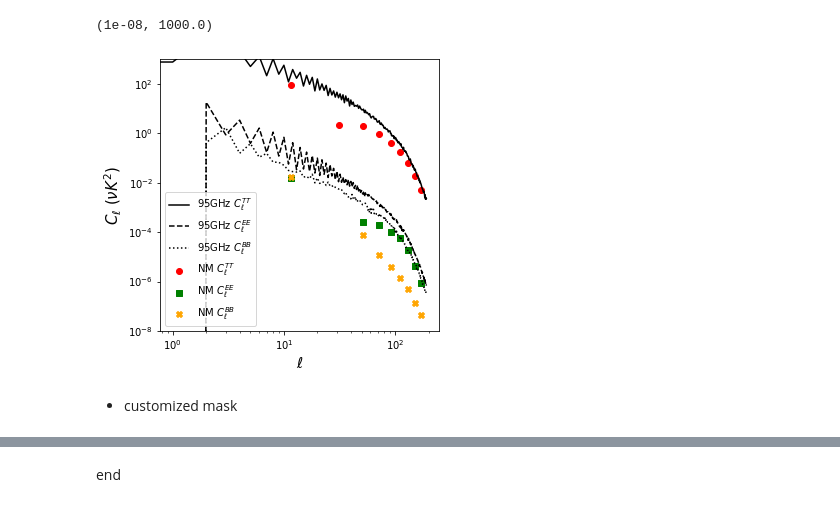
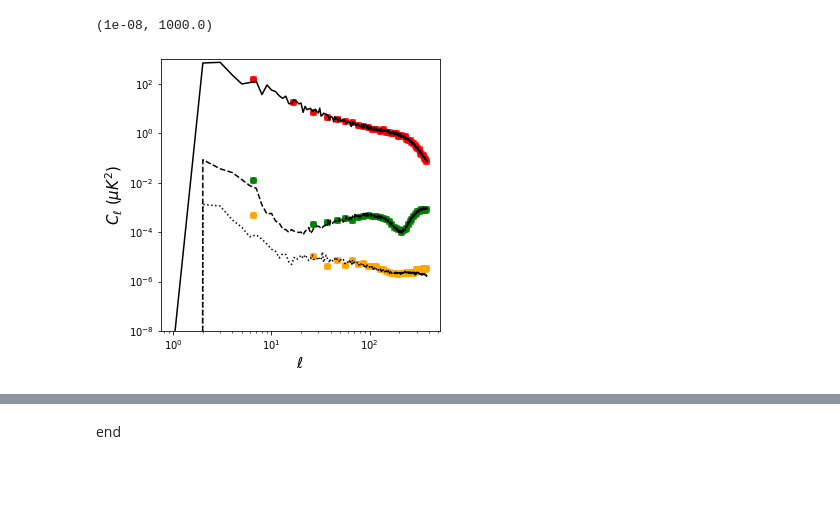
Before and after one commit to yaojian95/ABSpy, a Jupyter notebook: tutorials/tutorial02.ipynb, the cells around one changed output, grey strips where cells are left out. Saved outputs shown, nothing was run; the diff lists cells and outputs as text; code cells hidden in the pictures; blank space fills up the shorter version.

```diff
--- a/tutorials/tutorial02.ipynb
+++ b/tutorials/tutorial02.ipynb
@@ -13,7 +15,8 @@ warnings.filterwarnings('ignore')
 # %%
-map95 = hp.read_map('./data/TQU_95GHz_r6.fits',field=[0,1,2],dtype=np.float64,verbose=0)
-map150 = hp.read_map('./data/TQU_150GHz_r6.fits',field=[0,1,2],dtype=np.float64,verbose=0)
-map353 = hp.read_map('./data/TQU_353GHz_r6.fits',field=[0,1,2],dtype=np.float64,verbose=0)
-mapcmb = hp.read_map('./data/TQU_CMB_r6.fits',field=[0,1,2],dtype=np.float64,verbose=0)
+map30 = hp.read_map('./data/TQU_30GHz_r7.fits',field=[0,1,2],dtype=np.float64,verbose=0)
+map95 = hp.read_map('./data/TQU_95GHz_r7.fits',field=[0,1,2],dtype=np.float64,verbose=0)
+map150 = hp.read_map('./data/TQU_150GHz_r7.fits',field=[0,1,2],dtype=np.float64,verbose=0)
+map353 = hp.read_map('./data/TQU_353GHz_r7.fits',field=[0,1,2],dtype=np.float64,verbose=0)
+mapcmb = hp.read_map('./data/TQU_CMB_r7.fits',field=[0,1,2],dtype=np.float64,verbose=0)
 print (map95.shape, map95.dtype)
 # %% [output]
@@ -21,8 +24,8 @@ print (map95.shape, map95.dtype)
 # %%
-mask = hp.read_map('./data/Ali_mask_r6.fits',dtype=np.float64,verbose=False)
+mask = hp.read_map('./data/ali_mask_r7.fits',dtype=bool,verbose=False)
 
 fig = matplotlib.pyplot.figure(figsize=(5,5))
 gs = matplotlib.gridspec.GridSpec(5, 5)
 fig.add_subplot(gs[0:5, 0:5])
-hp.mollview(mask,title='mask map',hold=True)
+hp.mollview(mask,title='AliCPT mask map',hold=True)
 # %% [output]
@@ -63,31 +87,50 @@ ax.set_ylim((1.e-8,1.e3))
 # %%
-f95auto = est.auto_teb(list(map95), mask, aposcale=1.0, binning=20)
+cross_cmb = est.cross_teb(np.vstack([mapcmb,mapcmb]), mask, aposcale=1.0, binning=10)
+atuo_t_cmb = est.auto_t(mapcmb[0].reshape(1,-1), mask, aposcale=1.0, binning=10)
+cross_t_cmb = est.cross_t(np.vstack([mapcmb[0].reshape(1,-1),mapcmb[0].reshape(1,-1)]),
+                          mask, aposcale=1.0, binning=10)
+atuo_eb_cmb = est.auto_eb(mapcmb[1:].reshape(2,-1), mask, aposcale=1.0, binning=10)
+cross_eb_cmb = est.cross_eb(np.vstack([mapcmb[1:].reshape(2,-1),mapcmb[1:].reshape(2,-1)]),
+                            mask, aposcale=1.0, binning=10)
 
 fig,ax = matplotlib.pyplot.subplots(figsize=(5,5))
-ax.scatter(cmbauto[0],f95auto[1],
-           color='red',marker='o',label=r'NM $C^{TT}_\ell$')
-ax.scatter(cmbauto[0],f95auto[2],
-           color='green',marker='s',label=r'NM $C^{EE}_\ell$')
-ax.scatter(cmbauto[0],f95auto[3],
-           color='orange',marker='X',label=r'NM $C^{BB}_\ell$')
 
-f95_cl = hp.anafast(map95)
-ell = np.arange(f95_cl.shape[1])
-ax.plot(f95_cl[0],
-        color='black',linestyle='-',label=r'95GHz $C^{TT}_\ell$')
-ax.plot(f95_cl[1],
-        color='black',linestyle='--',label=r'95GHz $C^{EE}_\ell$')
-ax.plot(f95_cl[2],
-        color='black',linestyle=':',label=r'95GHz $C^{BB}_\ell$')
+ax.scatter(cross_cmb[0],cross_cmb[1],
+           color='red',marker='o')
+ax.scatter(cross_cmb[0],cross_cmb[2],
+           color='green',marker='o')
+ax.scatter(cross_cmb[0],cross_cmb[3],
+           color='orange',marker='o')
+
+ax.scatter(atuo_t_cmb[0],atuo_t_cmb[1],
+           color='red',marker='x')
+ax.scatter(cross_t_cmb[0],cross_t_cmb[1],
+           color='red',marker='.')
+
+ax.scatter(atuo_eb_cmb[0],atuo_eb_cmb[1],
+           color='green',marker='x')
+ax.scatter(atuo_eb_cmb[0],atuo_eb_cmb[2],
+           color='orange',marker='x')
+ax.scatter(cross_eb_cmb[0],cross_eb_cmb[1],
+           color='green',marker='.')
+ax.scatter(cross_eb_cmb[0],cross_eb_cmb[2],
+           color='orange',marker='.')
+
+cmb_cl = hp.anafast(mapcmb)
+ell = np.arange(cmb_cl.shape[1])
+ax.plot(cmb_cl[0],
+        color='black',linestyle='-')
+ax.plot(cmb_cl[1],
+        color='black',linestyle='--')
+ax.plot(cmb_cl[2],
+        color='black',linestyle=':')
 
 ax.set_yscale('log')
 ax.set_xscale('log')
-ax.legend(loc=3)
+#ax.legend(loc=3)
 ax.set_xlabel(r'$\ell$',fontsize=15)
-ax.set_ylabel(r'$C_\ell$ ($\nu K^2$)',fontsize=15)
+ax.set_ylabel(r'$C_\ell$ ($\mu K^2$)',fontsize=15)
 ax.set_ylim((1.e-8,1.e3))
 # %% [output]
 (1e-08, 1000.0)
-[figure, old version]
+[figure, new version]
-# %% [markdown]
-- customized mask
```
Also changed, not shown: parts of 11 cells of this notebook, 11 other files.
